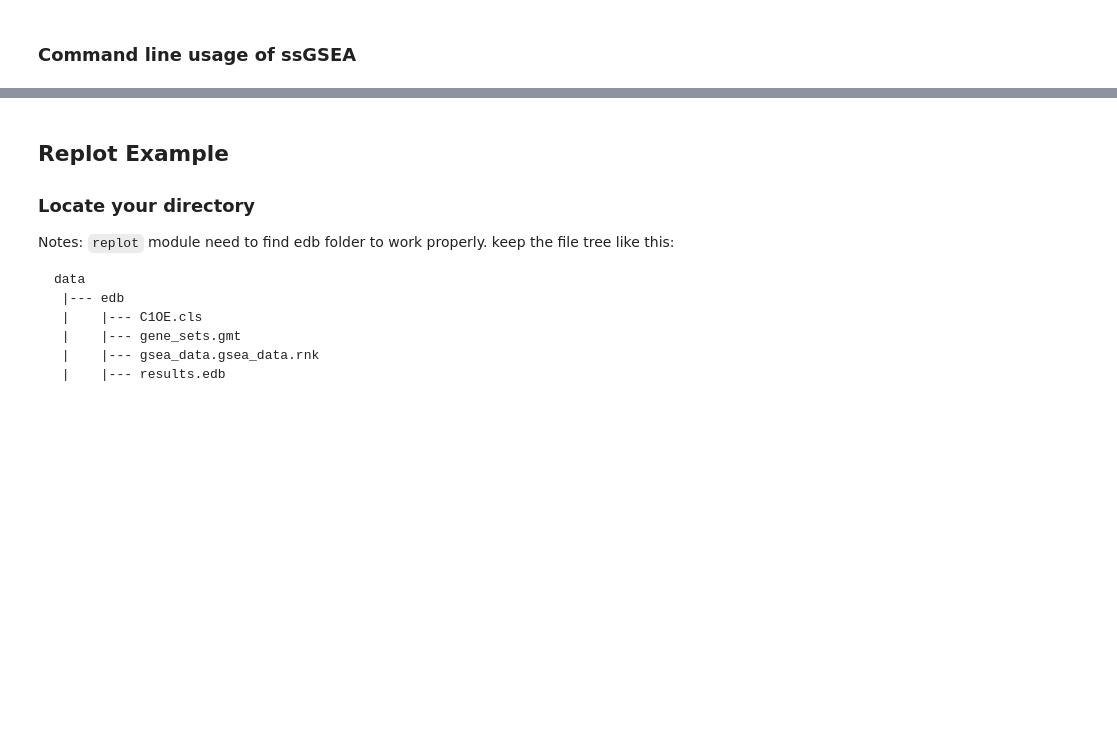
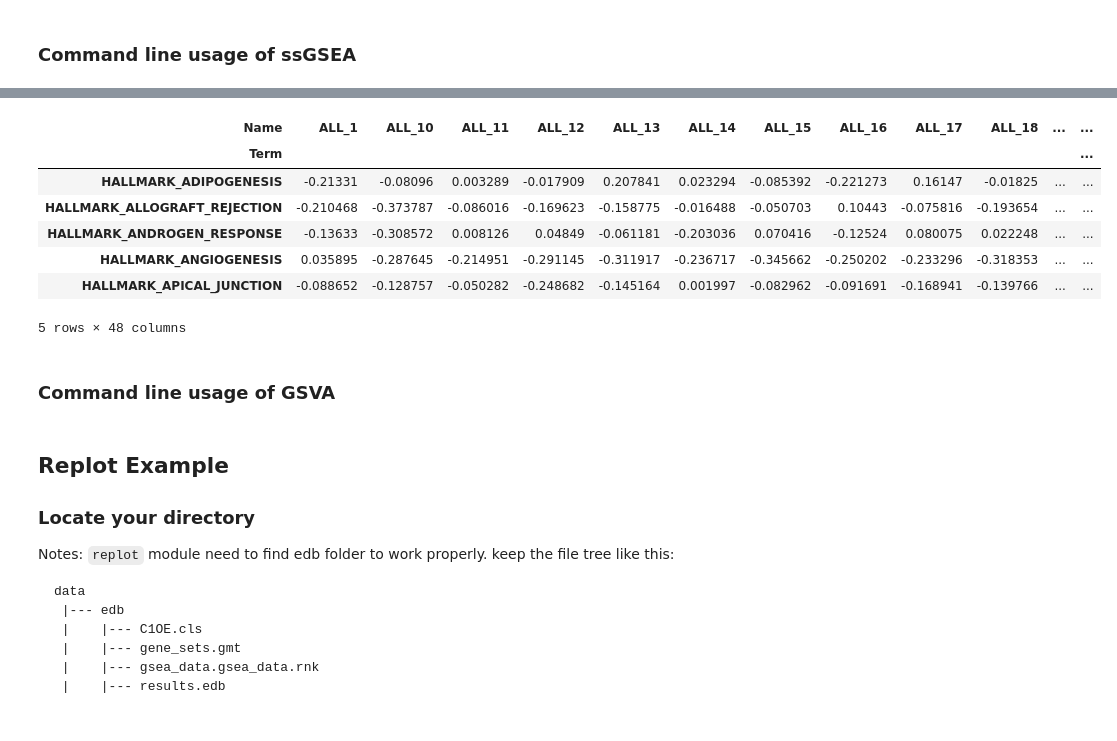
Before and after one commit to zqfang/GSEApy, a Jupyter notebook: docs/gseapy_example.ipynb, the cells around one changed output, grey strips where cells are left out. Cells and saved outputs as stored; diff of their text form; code cells hidden in the pictures; blank space fills up the shorter version.

```diff
--- a/docs/gseapy_example.ipynb
+++ b/docs/gseapy_example.ipynb
@@ -821,0 +834,6 @@ ss_permut.res2d.head(5)
+# %%
+import gseapy as gp
+# txt, gct file input
+es = gp.gsva(data='./tests/extdata/Leukemia_hgu95av2.trim.txt',
+             gene_sets='./tests/extdata/h.all.v7.0.symbols.gmt',
+             outdir=None)
@@ -821,0 +842,13 @@ ss_permut.res2d.head(5)
+# %%
+es.res2d.pivot(index='Term', columns='Name', values='ES').head()
+# %% [output]
+| Name | ALL_1 | ALL_10 | ALL_11 | ALL_12 | ALL_13 | ALL_14 | ALL_15 | ALL_16 | ALL_17 | ALL_18 | ... | ... |
+| Term |  |  |  |  |  |  |  |  |  |  |  | ... |
+| HALLMARK_ADIPOGENESIS | -0.21331 | -0.08096 | 0.003289 | -0.017909 | 0.207841 | 0.023294 | -0.085392 | -0.221273 | 0.16147 | -0.01825 | ... | ... |
+| HALLMARK_ALLOGRAFT_REJECTION | -0.210468 | -0.373787 | -0.086016 | -0.169623 | -0.158775 | -0.016488 | -0.050703 | 0.10443 | -0.075816 | -0.193654 | ... | ... |
+| HALLMARK_ANDROGEN_RESPONSE | -0.13633 | -0.308572 | 0.008126 | 0.04849 | -0.061181 | -0.203036 | 0.070416 | -0.12524 | 0.080075 | 0.022248 | ... | ... |
+| HALLMARK_ANGIOGENESIS | 0.035895 | -0.287645 | -0.214951 | -0.291145 | -0.311917 | -0.236717 | -0.345662 | -0.250202 | -0.233296 | -0.318353 | ... | ... |
+| HALLMARK_APICAL_JUNCTION | -0.088652 | -0.128757 | -0.050282 | -0.248682 | -0.145164 | 0.001997 | -0.082962 | -0.091691 | -0.168941 | -0.139766 | ... | ... |
+5 rows × 48 columns
+# %% [markdown]
+### Command line usage of GSVA
```
Also changed, not shown: parts of 19 cells of this notebook.
